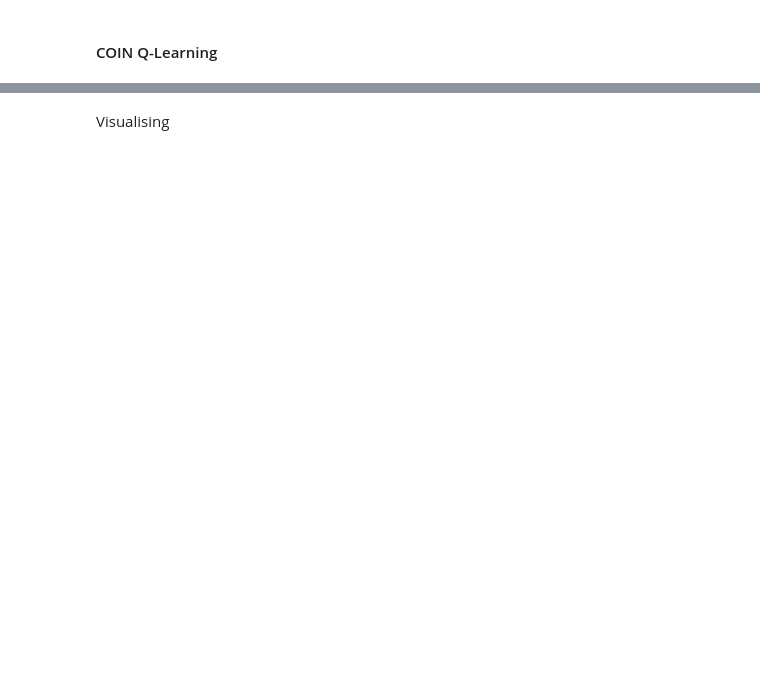
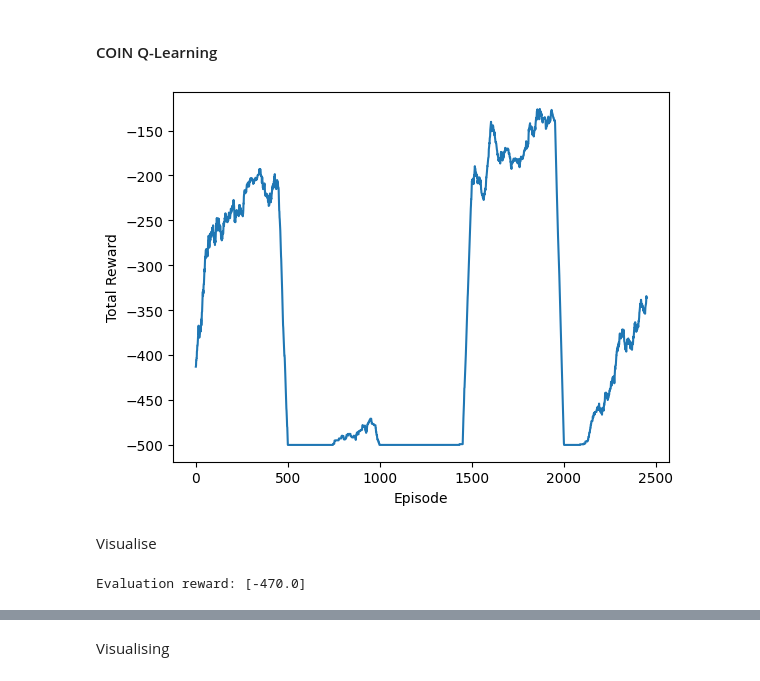
Before and after one commit to RichieRich2569/COINRL, a Jupyter notebook: basics.ipynb, the cells around one changed output, grey strips where cells are left out. Drawn from its saved outputs; the diff is of its cells as text; code cells hidden in the pictures; blank space fills up the shorter version.

```diff
--- a/basics.ipynb
+++ b/basics.ipynb
@@ -284,26 +225,11 @@ plt.show()
 # %%
 from environments import CustomMountainCarEnv
 from rl import COINQLearningAgent
-import numpy as np
-import copy
-%load_ext autoreload
-%autoreload 2
-
-# Set p contexts and scale factors for testing - DISABLE IF USING COIN
-scale_factors = np.concatenate([
-    0.0*np.ones((1, )),
-    1.0*np.ones((1, )),
-    0.0*np.ones((1,))
-])
-p_context = np.zeros((scale_factors.shape[0], 3))
-p_context[scale_factors == 0.0, 0] = 1.0
-p_context[scale_factors == 1.0, 1] = 1.0
 
 # Begin training loop
-num_episodes = p_context.shape[0]
-C = p_context.shape[1]-1
+num_episodes = p_context.shape[1]
+C = p_context.shape[0]-1
 
-env = CustomMountainCarEnv(amplitude=1.0, force_sf=1.0, render_mode="none")
 # Create the COIN Q-learning agent
 agent = COINQLearningAgent(
     env=env,
@@ -323,15 +249,9 @@ for i in range(0,num_episodes):
     env = CustomMountainCarEnv(amplitude=scale_factors[i], render_mode="none")
 
     # Train the agent in the current context
-    # Reset random seed
-    if i == 0:
-        np.random.seed(0)
-    elif i == 2:
-        agent_temp = copy.deepcopy(agent)
-        np.random.seed(1)
     training_reward = agent.train_step(
         env=env,
-        p_context=p_context[i,:],
+        p_context=p_context[:,i],
         max_steps_per_episode=1000,
     )
 
@@ -343,15 +263,15 @@ for i in range(0,num_episodes):
         print(f"Epsilons: {agent.epsdat}")
         print(f"P contexts: {p_context[i,:]}")
 # %%
-import matplotlib.pyplot as plt
-
-# Smooth twice
-idx = scale_factors == 0.0
-rewards_c = np.array(rewards)[idx]
+# Plot the rewards
+# Smoothen for plotting
+rewards_c = np.array(rewards)
 rewards_s = np.convolve(rewards_c, np.ones(50)/50, mode='valid')
 
 plt.plot(rewards_s)
 plt.xlabel("Episode")
 plt.ylabel("Total Reward")
 
 plt.show()
+# %% [output]
+[figure, added]
@@ -424,3 +278,5 @@ plt.show()
+# %% [markdown]
+Visualise
 # %%
 # Evaluate the agent and visualise
 env = CustomMountainCarEnv(amplitude=1.00, force_sf=1.0, render_mode="human")
@@ -431,8 +287,8 @@ evaluation_rewards = agent.evaluate(
     max_steps_per_episode=1000
 )
 
-Qdat = agent.Qdat.copy()
-
 print(f"Evaluation reward: {evaluation_rewards}")
+# %% [output]
+Evaluation reward: [-470.0]
 # %% [markdown]
 ### PPO
```
Also changed, not shown: parts of 32 cells of this notebook, 2 other files.
